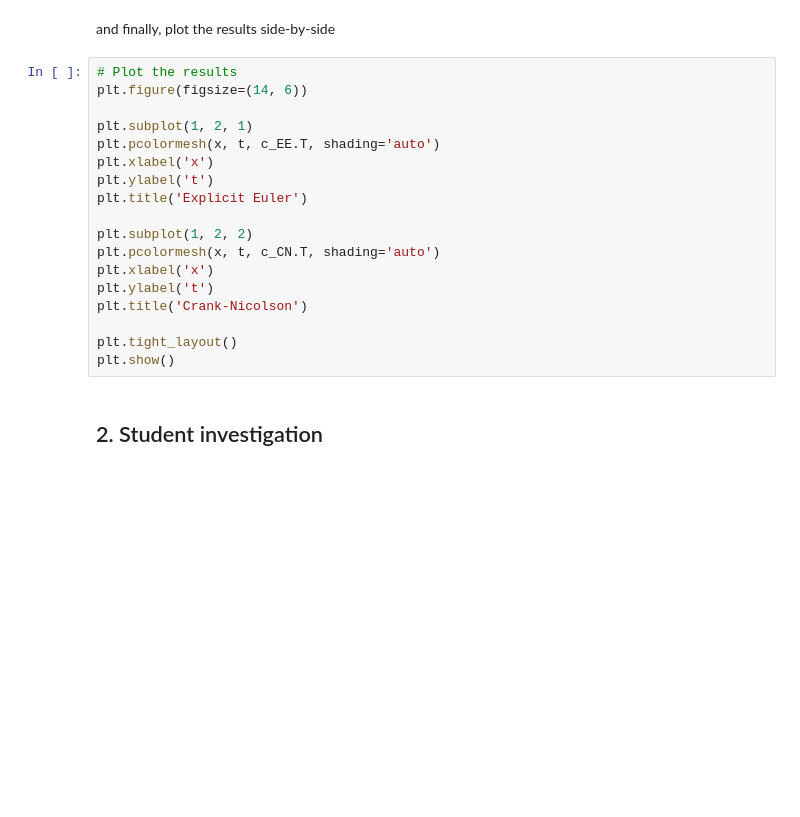
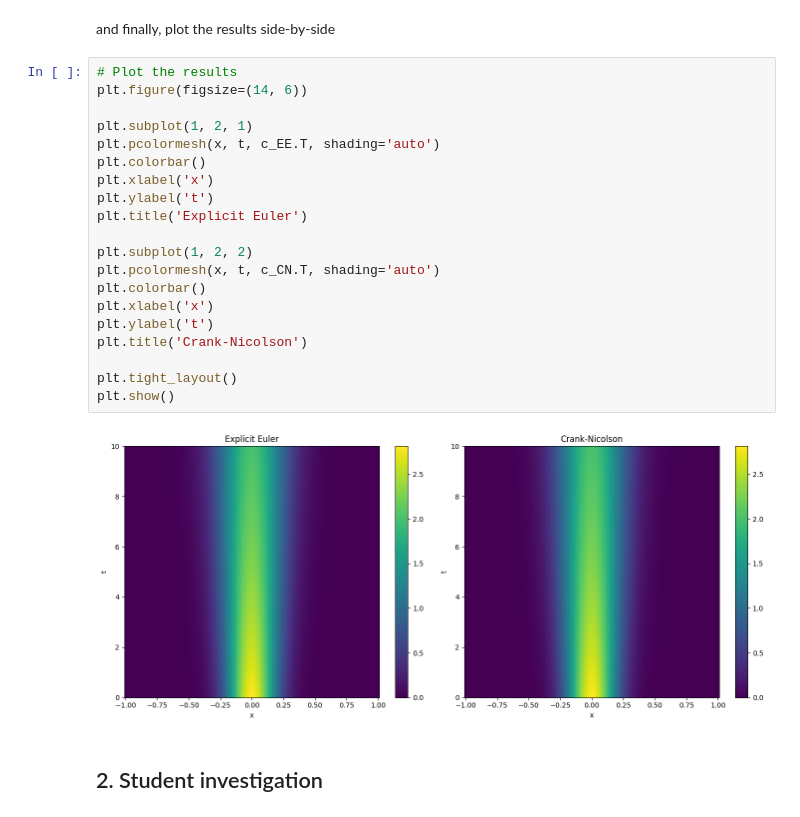
Before and after one commit to hesoane123-dev/QCES, a Jupyter notebook: Project1_numerical_methods.ipynb, the cells around one changed output. Drawn from its saved outputs; the diff is of its cells as text; blank space fills up the shorter version.

```diff
--- a/Project1_numerical_methods.ipynb
+++ b/Project1_numerical_methods.ipynb
@@ -226,21 +267,25 @@ and finally, plot the results side-by-side
 # %%
 # Plot the results
 plt.figure(figsize=(14, 6))
 
 plt.subplot(1, 2, 1)
 plt.pcolormesh(x, t, c_EE.T, shading='auto')
+plt.colorbar()
 plt.xlabel('x')
 plt.ylabel('t')
 plt.title('Explicit Euler')
 
 plt.subplot(1, 2, 2)
 plt.pcolormesh(x, t, c_CN.T, shading='auto')
+plt.colorbar()
 plt.xlabel('x')
 plt.ylabel('t')
 plt.title('Crank-Nicolson')
 
 plt.tight_layout()
 plt.show()
+# %% [output]
+[figure, added]
 # %% [markdown]
 ## 2. Student investigation
 # %% [markdown]
```
Also changed, not shown: parts of 12 cells of this notebook.
